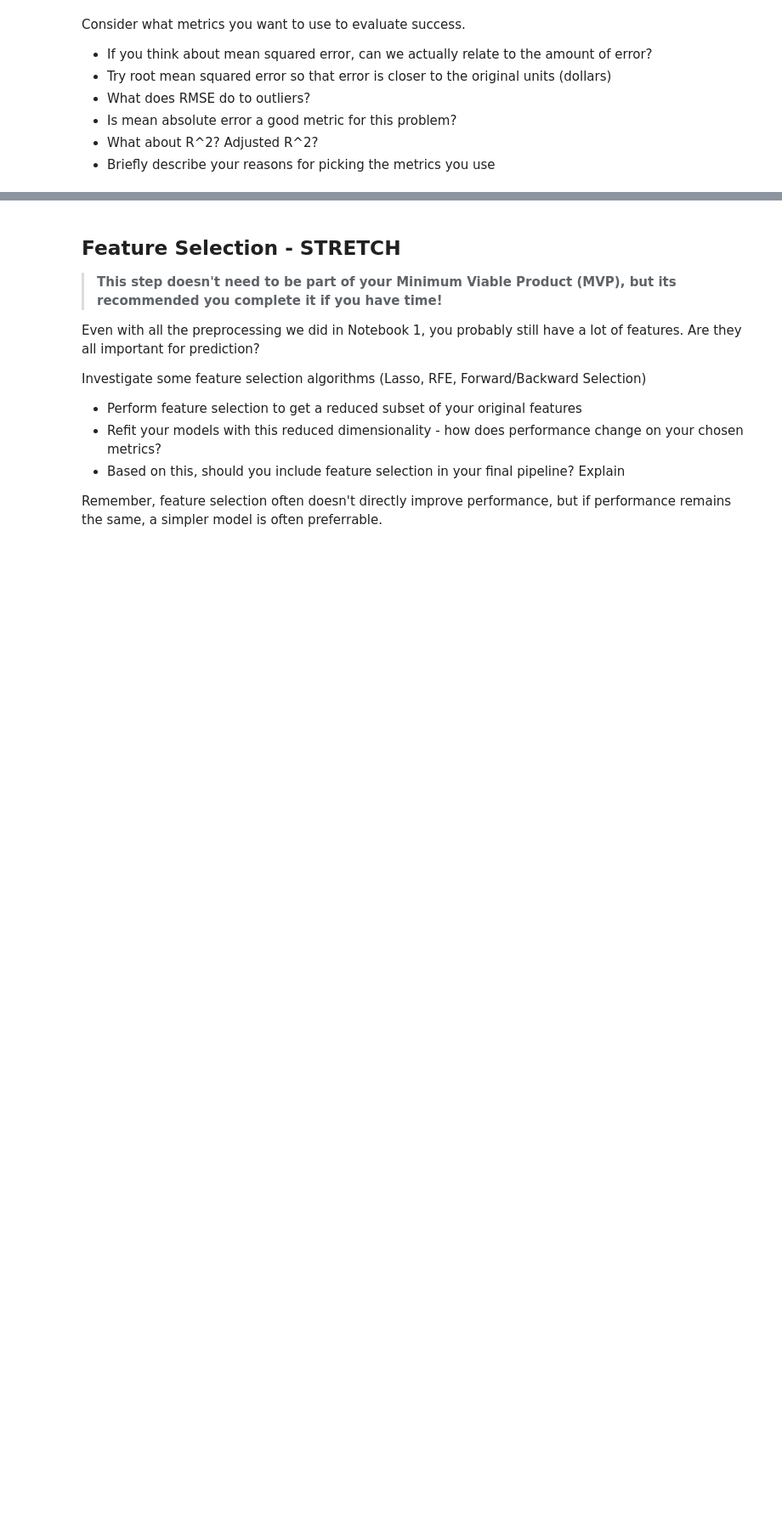
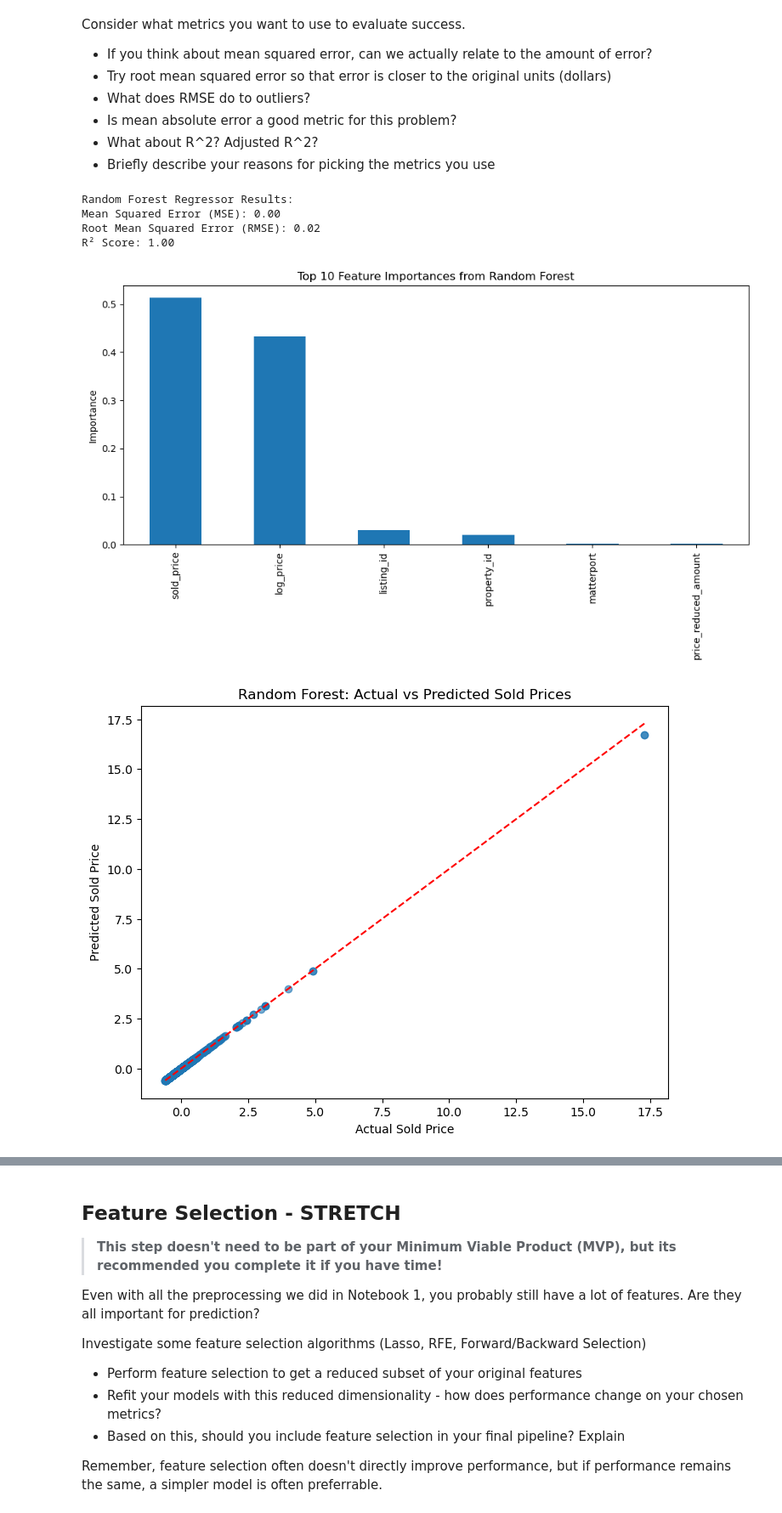
Before and after one commit to alocken/DS-Midterm-Project, a Jupyter notebook: notebooks/2 - model_selection.ipynb, the cells around one changed output, grey strips where cells are left out. Shown at 85% size. Saved outputs shown, nothing was run; the diff lists cells and outputs as text; code cells hidden in the pictures; blank space fills up the shorter version.

Commit message:
added random forest and xgboost

```diff
--- a/notebooks/2 - model_selection.ipynb
+++ b/notebooks/2 - model_selection.ipynb
@@ -229,0 +227,53 @@ Consider what metrics you want to use to evaluate success.
+# %%
+from sklearn.ensemble import RandomForestRegressor
+from sklearn.metrics import mean_squared_error, r2_score
+
+# Initialize the model
+rf = RandomForestRegressor(random_state=42)
+
+# Train on the training data
+rf.fit(X_train, y_train)
+
+# Predict on test data
+y_pred_rf = rf.predict(X_test)
+
+# Evaluate
+mse_rf = mean_squared_error(y_test, y_pred_rf)
+r2_rf = r2_score(y_test, y_pred_rf)
+
+print("Random Forest Regressor Results:")
+print(f"Mean Squared Error (MSE): {mse_rf:.2f}")
+print(f"Root Mean Squared Error (RMSE): {mse_rf**0.5:.2f}")
+print(f"R² Score: {r2_rf:.2f}")
+# %% [output]
+Random Forest Regressor Results:
+Mean Squared Error (MSE): 0.00
+Root Mean Squared Error (RMSE): 0.02
+R² Score: 1.00
+# %%
+import matplotlib.pyplot as plt
+import pandas as pd
+import numpy as np
+
+# Feature importances as a Series sorted descending
+importances = pd.Series(rf.feature_importances_, index=X.columns).sort_values(ascending=False)
+
+# Plot top 10 feature importances
+plt.figure(figsize=(10,6))
+importances.head(10).plot(kind='bar')
+plt.title('Top 10 Feature Importances from Random Forest')
+plt.ylabel('Importance')
+plt.tight_layout()
+plt.show()
+
+# Plot Actual vs Predicted for Random Forest
+plt.figure(figsize=(8,6))
+plt.scatter(y_test, y_pred_rf, alpha=0.6)
+plt.plot([y_test.min(), y_test.max()], [y_test.min(), y_test.max()], 'r--')
+plt.xlabel('Actual Sold Price')
+plt.ylabel('Predicted Sold Price')
+plt.title('Random Forest: Actual vs Predicted Sold Prices')
+plt.show()
+# %% [output]
+[figure, added]
+[figure, added]
```
Also changed, not shown: parts of 6 cells of this notebook.
